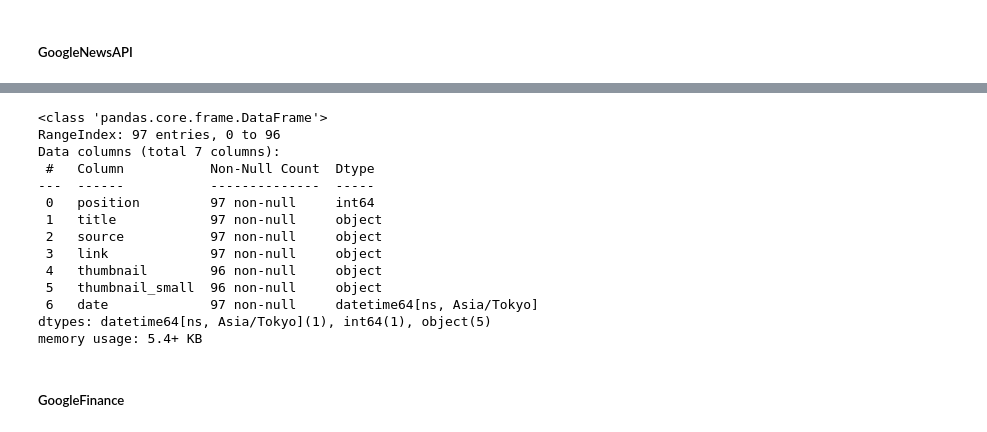
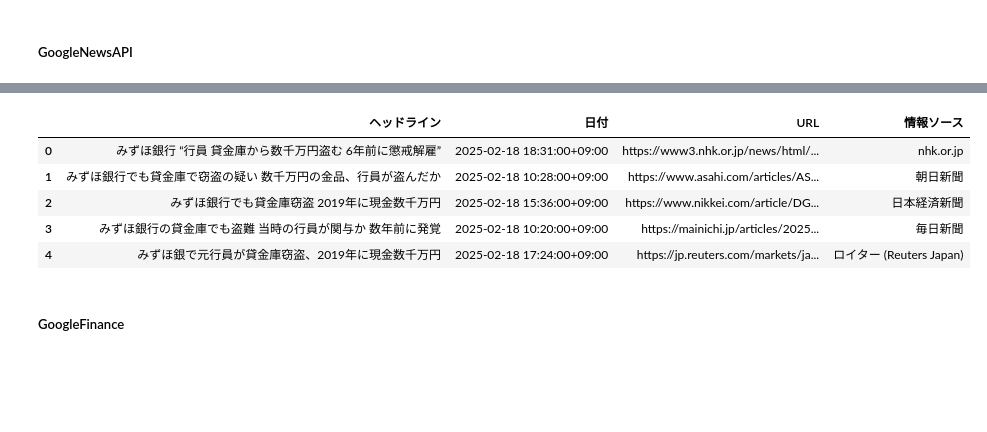
Before and after one commit to minguin/sandbox, a Jupyter notebook: notebooks/20241221_newsapi.ipynb, the cells around one changed output, grey strips where cells are left out. Drawn from its saved outputs; the diff is of its cells as text; code cells hidden in the pictures; blank space fills up the shorter version.

```diff
--- a/notebooks/20241221_newsapi.ipynb
+++ b/notebooks/20241221_newsapi.ipynb
@@ -41,22 +48,17 @@ Name: date, dtype: object
 # %%
-df_google_news['date'] = pd.to_datetime(df_google_news['date'], format='%m/%d/%Y, %I:%M %p, %z UTC')
-df_google_news['date'] = df_google_news['date'].dt.tz_convert('Asia/Tokyo')
-df_google_news.info()
+# 最終的には速度加味してdictでそのまま扱うが、下記はわかりやすさのため
+result = [[item['title'], item['date'], item['link'], item['source']['name']] for item in results["news_results"]]
+df_google_news = pd.DataFrame(result, columns=["ヘッドライン","日付","URL","情報ソース"])
+df_google_news['日付'] = pd.to_datetime(df_google_news['日付'], format='%m/%d/%Y, %I:%M %p, %z UTC')
+df_google_news['日付'] = df_google_news['日付'].dt.tz_convert('Asia/Tokyo') # UTCから日本時間に変換（ここは辞書でも考慮しないといけないところ）
+df_google_news.head()
 # %% [output]
-<class 'pandas.core.frame.DataFrame'>
-RangeIndex: 97 entries, 0 to 96
-Data columns (total 7 columns):
- #   Column           Non-Null Count  Dtype
----  ------           --------------  -----
- 0   position         97 non-null     int64
- 1   title            97 non-null     object
- 2   source           97 non-null     object
- 3   link             97 non-null     object
- 4   thumbnail        96 non-null     object
- 5   thumbnail_small  96 non-null     object
- 6   date             97 non-null     datetime64[ns, Asia/Tokyo]
-dtypes: datetime64[ns, Asia/Tokyo](1), int64(1), object(5)
-memory usage: 5.4+ KB
+|  | ヘッドライン | 日付 | URL | 情報ソース |
+| 0 | みずほ銀行 “行員 貸金庫から数千万円盗む 6年前に懲戒解雇” | 2025-02-18 18:31:00+09:00 | https://www3.nhk.or.jp/news/html/... | nhk.or.jp |
+| 1 | みずほ銀行でも貸金庫で窃盗の疑い 数千万円の金品、行員が盗んだか | 2025-02-18 10:28:00+09:00 | https://www.asahi.com/articles/AS... | 朝日新聞 |
+| 2 | みずほ銀行でも貸金庫窃盗 2019年に現金数千万円 | 2025-02-18 15:36:00+09:00 | https://www.nikkei.com/article/DG... | 日本経済新聞 |
+| 3 | みずほ銀行の貸金庫でも盗難 当時の行員が関与か 数年前に発覚 | 2025-02-18 10:20:00+09:00 | https://mainichi.jp/articles/2025... | 毎日新聞 |
+| 4 | みずほ銀で元行員が貸金庫窃盗、2019年に現金数千万円 | 2025-02-18 17:24:00+09:00 | https://jp.reuters.com/markets/ja... | ロイター (Reuters Japan) |
 # %% [markdown]
 ##### GoogleFinance
 # %%
```
Also changed, not shown: parts of 8 cells of this notebook, 1 other file.
